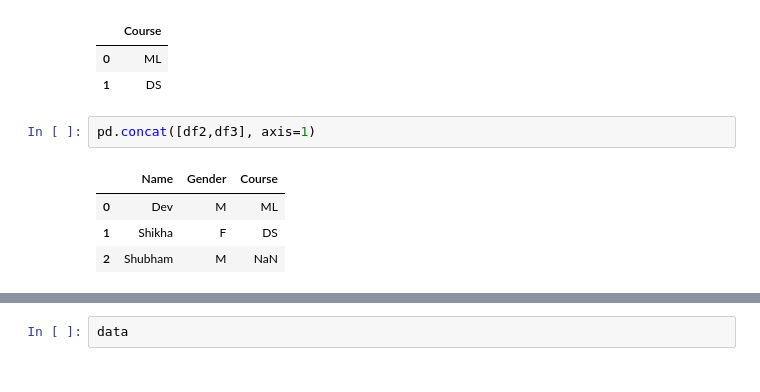
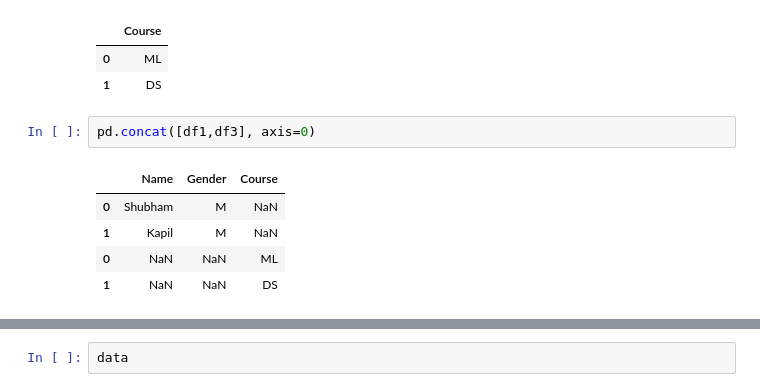
Before and after one commit to skg01/Coaching_ML, a Jupyter notebook: Python/Pandas_Practice.ipynb, the cells around one changed output, grey strips where cells are left out. Cells and saved outputs as stored; diff of their text form.

```diff
--- a/Python/Pandas_Practice.ipynb
+++ b/Python/Pandas_Practice.ipynb
@@ -342,12 +416,13 @@ df3
 | 0 | ML |
 | 1 | DS |
 # %%
-pd.concat([df2,df3], axis=1)
+pd.concat([df1,df3], axis=0)
 # %% [output]
 |  | Name | Gender | Course |
-| 0 | Dev | M | ML |
-| 1 | Shikha | F | DS |
-| 2 | Shubham | M | NaN |
+| 0 | Shubham | M | NaN |
+| 1 | Kapil | M | NaN |
+| 0 | NaN | NaN | ML |
+| 1 | NaN | NaN | DS |
 # %%
 df2 = pd.DataFrame({"Name":["Dev","Shikha","Shubham"],
                    "Gender1": ["M","F","M"],
```
Also changed, not shown: parts of 34 cells of this notebook, 3 other files.
